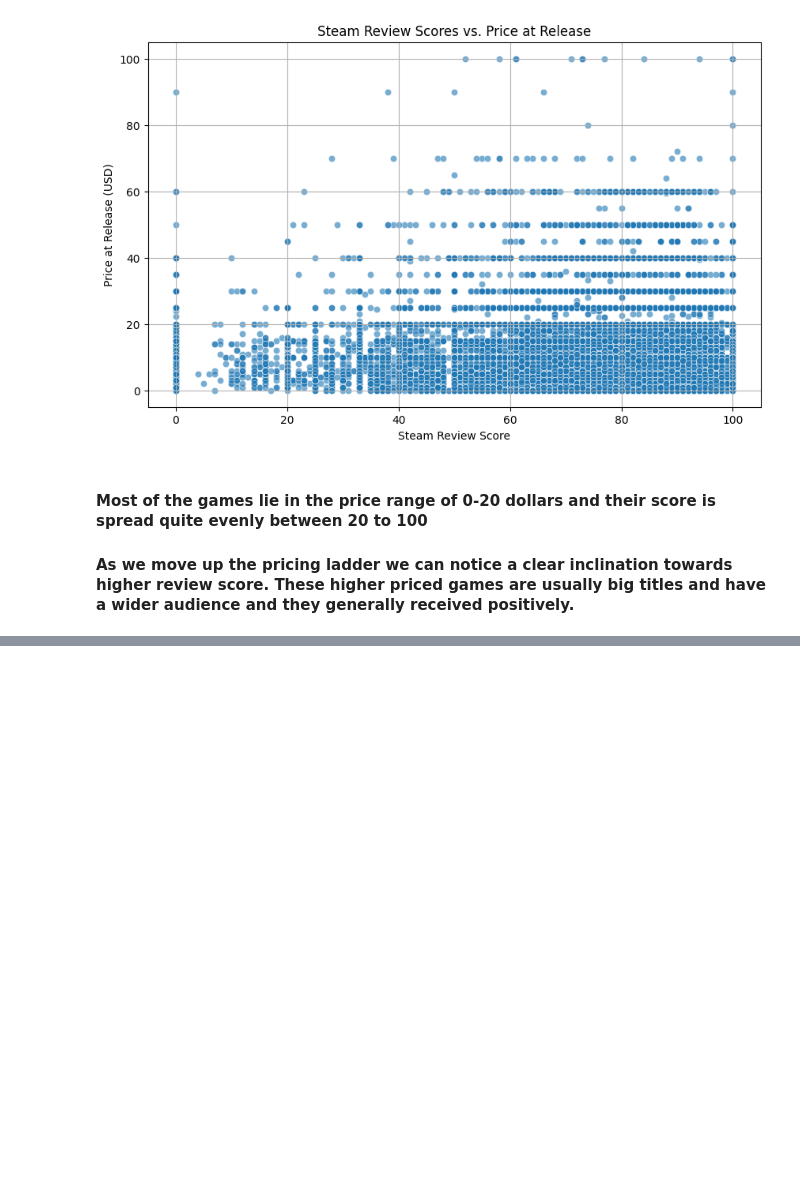
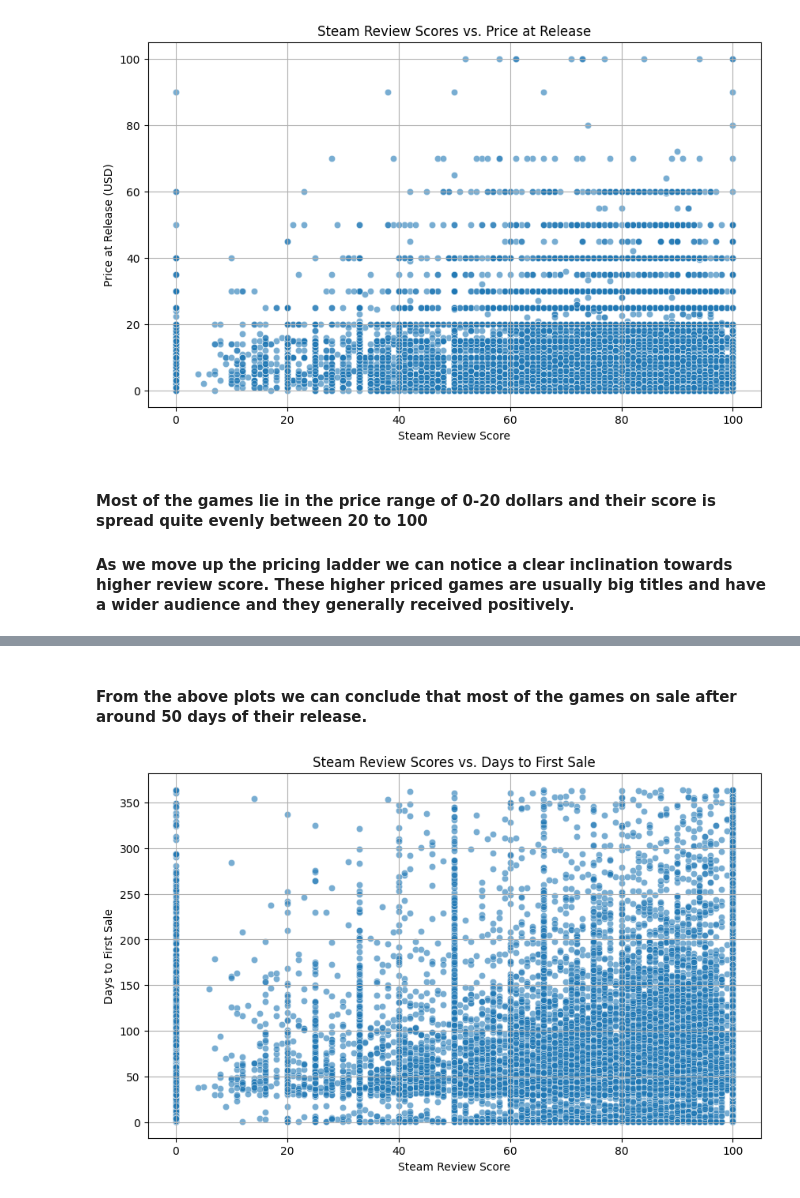
Before and after one commit to faraz1272/steam-discount-forecast, a Jupyter notebook: notebooks/EDA_Experimentation.ipynb, the cells around one changed output, grey strips where cells are left out. Saved outputs shown, nothing was run; the diff lists cells and outputs as text; code cells hidden in the pictures; blank space fills up the shorter version.

```diff
--- a/notebooks/EDA_Experimentation.ipynb
+++ b/notebooks/EDA_Experimentation.ipynb
@@ -1225,0 +1221,11 @@ plt.show()
+# %%
+q_price_history = f"""
+            SELECT g.itad_id, g.title, g.release_date, he.ts_utc, date(he.ts_utc) AS event_date, he.price, he.regular, he.cut, r.score AS steam_score, r.count AS steam_count
+            FROM games g
+            JOIN reviews r ON g.itad_id = r.itad_id
+            JOIN history_events he ON g.itad_id = he.itad_id
+            WHERE r.source = 'Steam';
+            """
+
+price_history = pd.read_sql(q_price_history, con)
+price_history
@@ -1225,0 +1300,13 @@ plt.show()
+# %% [markdown]
+#### From the above plots we can conclude that most of the games on sale after around 50 days of their release.
+# %%
+# scatter plot between days to first sale and steam score
+plt.figure(figsize=(10, 6))
+sns.scatterplot(data=first_sales[first_sales['days_to_first_sale'] < 365] , x='steam_score', y='days_to_first_sale', alpha=0.6)
+plt.title('Steam Review Scores vs. Days to First Sale')
+plt.xlabel('Steam Review Score')
+plt.ylabel('Days to First Sale')
+plt.grid()
+plt.show()
+# %% [output]
+[figure, added]
```
Also changed, not shown: parts of 8 cells of this notebook.
